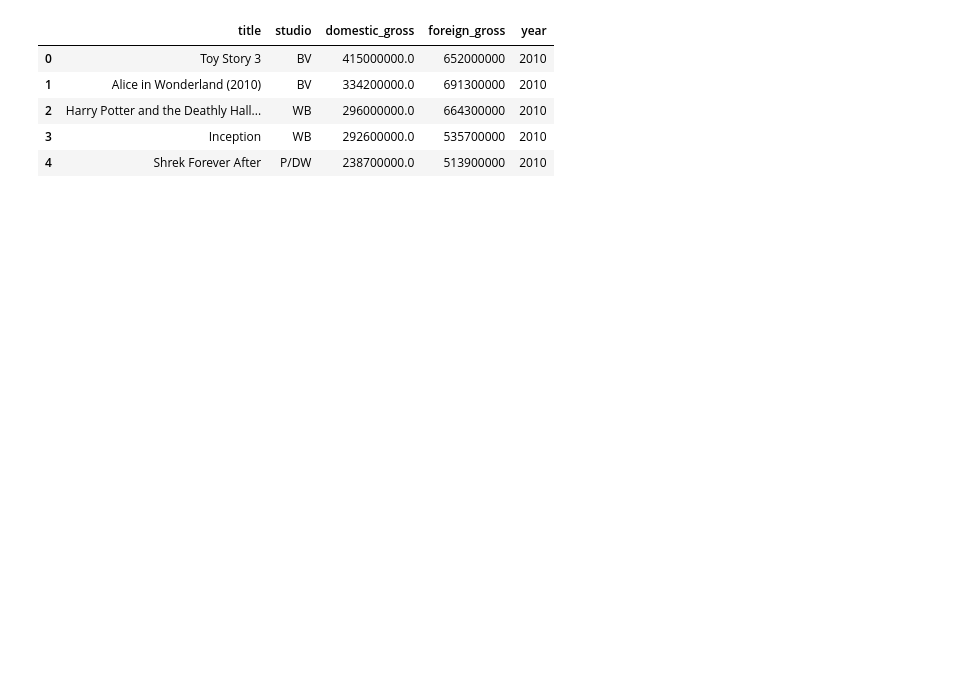
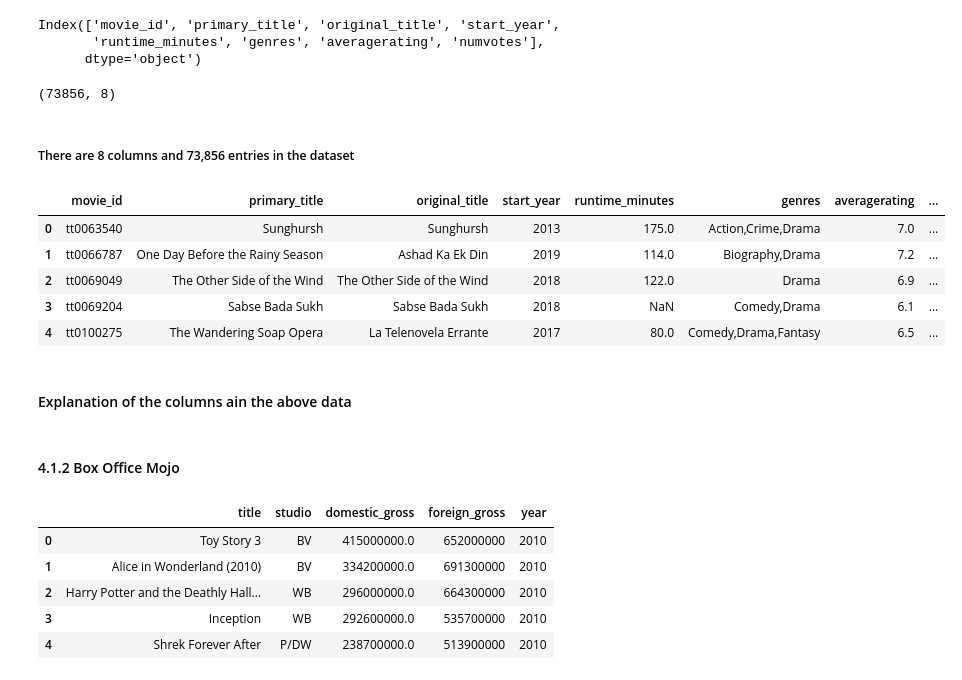
Before and after one commit to felix-musau/phase_2_project, a Jupyter notebook: index.ipynb, the cells around one changed output. Cells and saved outputs as stored; diff of their text form; code cells hidden in the pictures; blank space fills up the shorter version.

```diff
--- a/index.ipynb
+++ b/index.ipynb
@@ -6 +59,39 @@ import numpy as np
+# %%
+zipfile.ZipFile("im.zip", 'r').extractall("temp_folder")
+conn = sqlite3.connect("temp_folder/im.db")
+# %%
+movie_basics_ratings = pd.read_sql("""
+SELECT *
+FROM movie_basics
+JOIN movie_ratings
+USING (movie_id) ;"""
+                 , conn)
+# %%
+# Check the column names in the data
+movie_basics_ratings.columns
+# %% [output]
+Index(['movie_id', 'primary_title', 'original_title', 'start_year',
+       'runtime_minutes', 'genres', 'averagerating', 'numvotes'],
+      dtype='object')
+# %%
+# Check the structure of our data
+movie_basics_ratings.shape
+# %% [output]
+(73856, 8)
+# %% [markdown]
+##### There are 8 columns and 73,856 entries in the dataset
+# %%
+#Check the first five entries of our data
+movie_basics_ratings.head()
+# %% [output]
+|  | movie_id | primary_title | original_title | start_year | runtime_minutes | genres | averagerating | ... |
+| 0 | tt0063540 | Sunghursh | Sunghursh | 2013 | 175.0 | Action,Crime,Drama | 7.0 | ... |
+| 1 | tt0066787 | One Day Before the Rainy Season | Ashad Ka Ek Din | 2019 | 114.0 | Biography,Drama | 7.2 | ... |
+| 2 | tt0069049 | The Other Side of the Wind | The Other Side of the Wind | 2018 | 122.0 | Drama | 6.9 | ... |
+| 3 | tt0069204 | Sabse Bada Sukh | Sabse Bada Sukh | 2018 | NaN | Comedy,Drama | 6.1 | ... |
+| 4 | tt0100275 | The Wandering Soap Opera | La Telenovela Errante | 2017 | 80.0 | Comedy,Drama,Fantasy | 6.5 | ... |
+# %% [markdown]
+#### Explanation of the columns ain the above data
+# %% [markdown]
+#### 4.1.2 Box Office Mojo
 # %%
```
Also changed, not shown: parts of 49 cells of this notebook.
